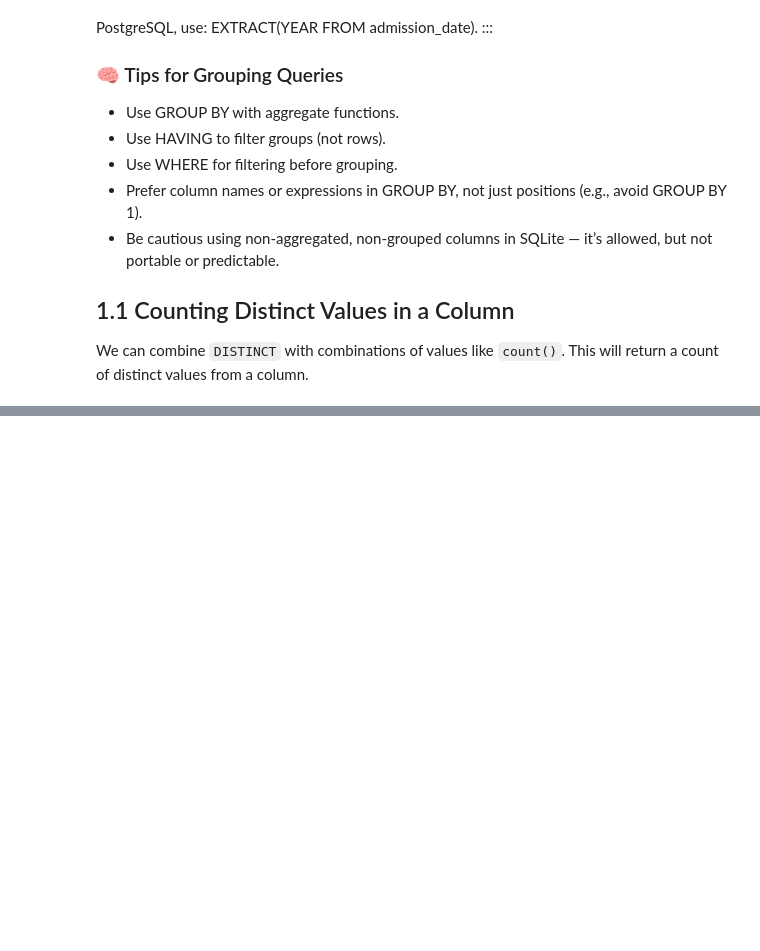
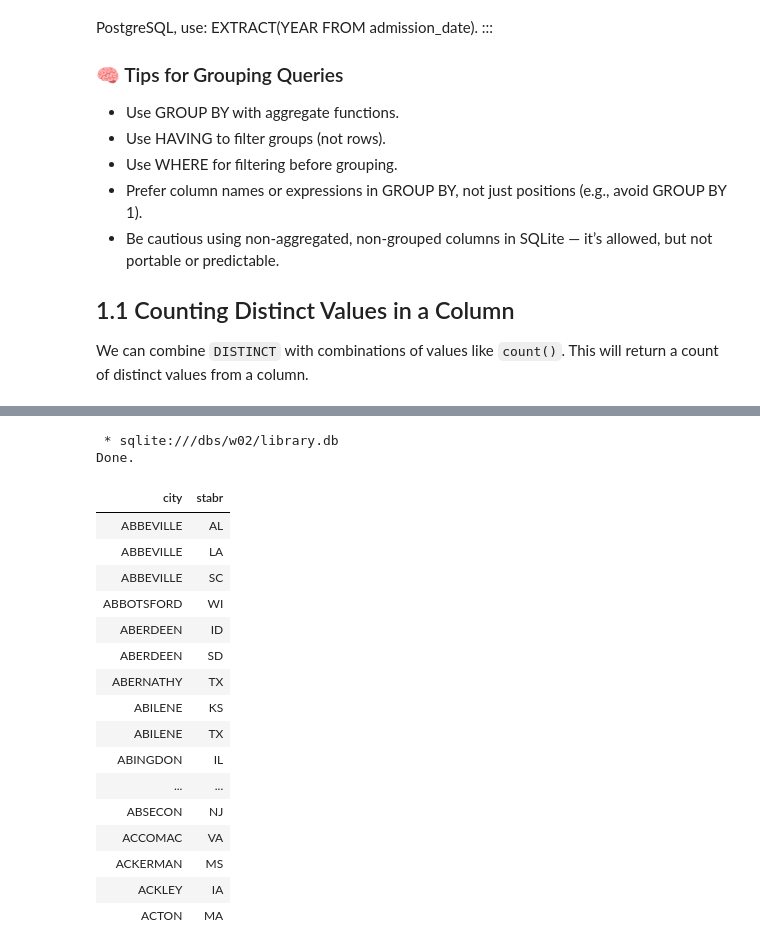
Before and after one commit to ericaraujophd/25sp-cs354A, a Jupyter notebook: week02-notes.ipynb, the cells around one changed output, grey strips where cells are left out. Cells and saved outputs as stored; diff of their text form; code cells hidden in the pictures; blank space fills up the shorter version.

```diff
--- a/week02-notes.ipynb
+++ b/week02-notes.ipynb
@@ -397,0 +567,27 @@ FROM libraries_2017;
+# %%
+%%sql
+SELECT city, stabr
+FROM libraries_2018
+GROUP BY city, stabr
+ORDER BY city, stabr
+LIMIT 20;
+# %% [output]
+ * sqlite:///dbs/w02/library.db
+Done.
+| city | stabr |
+| ABBEVILLE | AL |
+| ABBEVILLE | LA |
+| ABBEVILLE | SC |
+| ABBOTSFORD | WI |
+| ABERDEEN | ID |
+| ABERDEEN | SD |
+| ABERNATHY | TX |
+| ABILENE | KS |
+| ABILENE | TX |
+| ABINGDON | IL |
+| ... | ... |
+| ABSECON | NJ |
+| ACCOMAC | VA |
+| ACKERMAN | MS |
+| ACKLEY | IA |
+| ACTON | MA |
```
Also changed, not shown: parts of 33 cells of this notebook, 7 other files.
